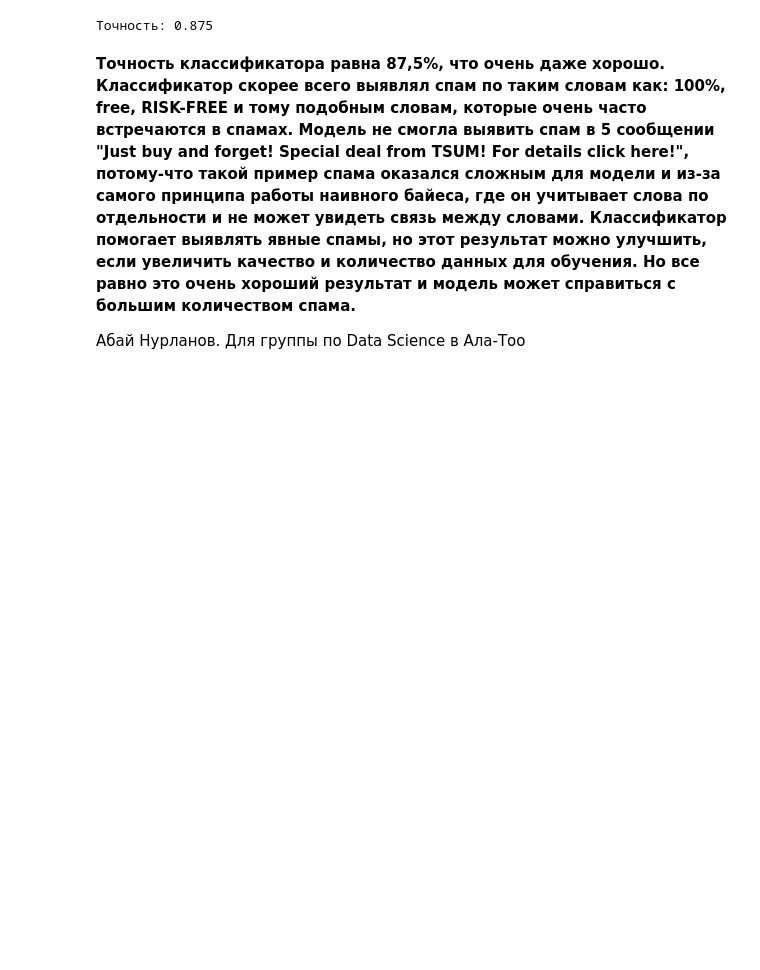
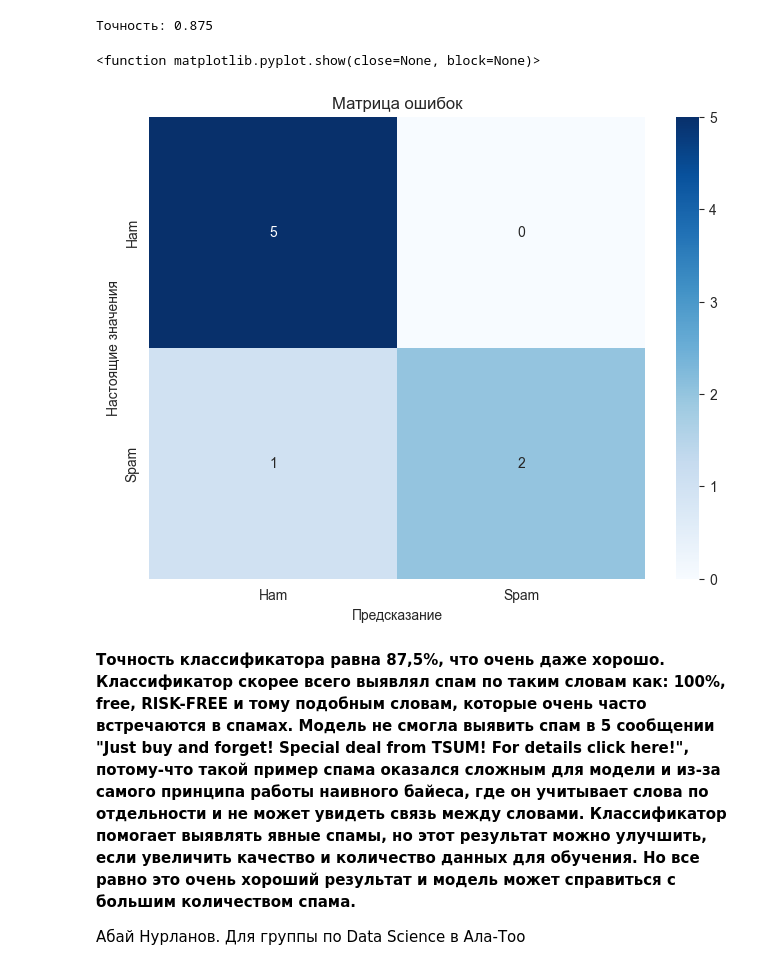
Before and after one commit to s-bye/Naive-Bayes, a Jupyter notebook: abai_naivebayes.ipynb, the cells around one changed output. Saved outputs shown, nothing was run; the diff lists cells and outputs as text; code cells hidden in the pictures; blank space fills up the shorter version.

Commit message:
confusion matrix added

```diff
--- a/abai_naivebayes.ipynb
+++ b/abai_naivebayes.ipynb
@@ -115,6 +116,20 @@ acc = accuracy_score(messages_test['spam'], messages_test['predicted_spam'])
 print('Точность:', acc)
 # %% [output]
 Точность: 0.875
+# %%
+y_true = messages_test['spam']
+y_pred = messages_test['predicted_spam']
+cmatrix = confusion_matrix(y_true, y_pred, labels=[0, 1])
+
+plt.figure(figsize=(8, 6))
+sns.heatmap(cmatrix, annot=True, fmt='d', cmap='Blues', xticklabels=['Ham', 'Spam'], yticklabels=['Ham', 'Spam'])
+plt.title('Матрица ошибок')
+plt.xlabel('Предсказание')
+plt.ylabel('Настоящие значения')
+plt.show
+# %% [output]
+<function matplotlib.pyplot.show(close=None, block=None)>
+[figure, added]
 # %% [markdown]
 **Точность классификатора равна 87,5%, что очень даже хорошо. Классификатор скорее всего выявлял спам по таким словам как: 100%, free, RISK-FREE и тому подобным словам, которые очень часто встречаются в спамах. Модель не смогла выявить спам в 5 сообщении "Just buy and forget! Special deal from TSUM! For details click here!", потому-что такой пример спама оказался сложным для модели и из-за самого принципа работы наивного байеса, где он учитывает слова по отдельности и не может увидеть связь между словами. Классификатор помогает выявлять явные спамы, но этот результат можно улучшить, если увеличить качество и количество данных для обучения. Но все равно это очень хороший результат и модель может справиться с большим количеством спама.**
 
```
Also changed, not shown: parts of 1 cell of this notebook.
